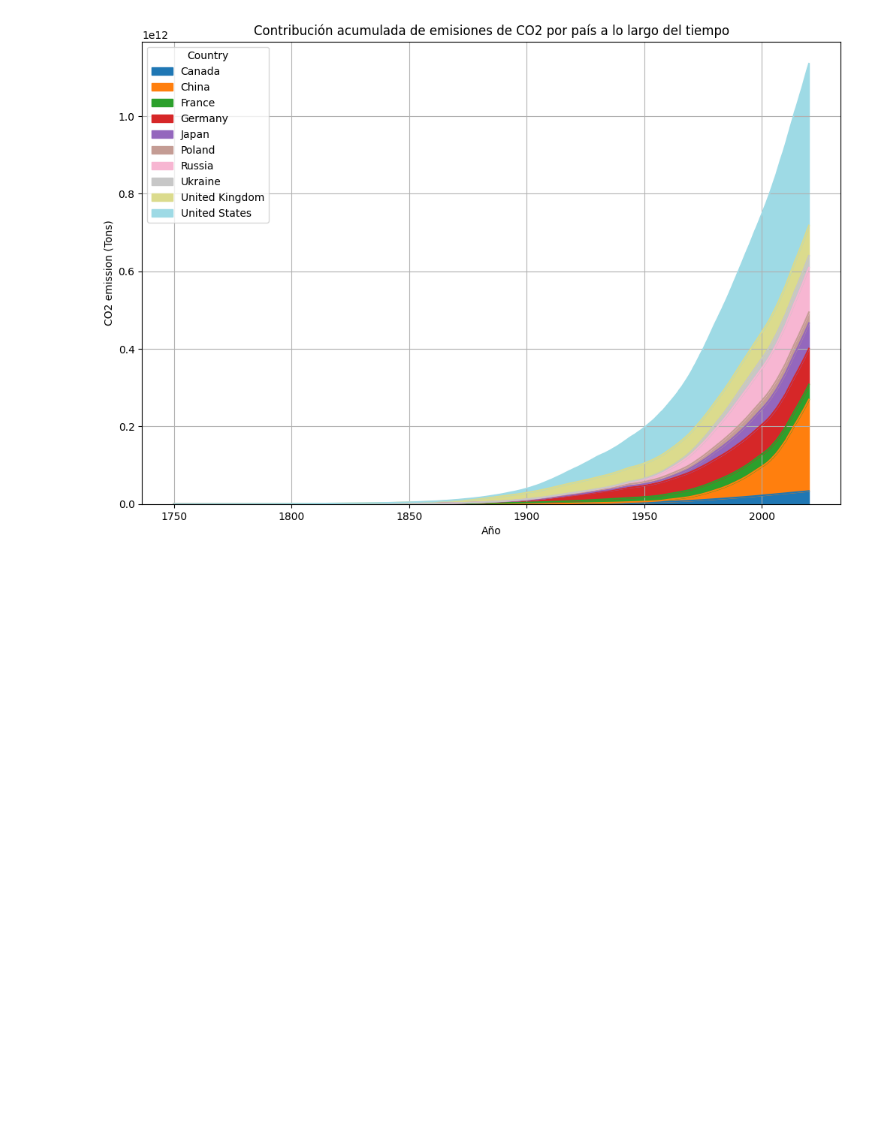
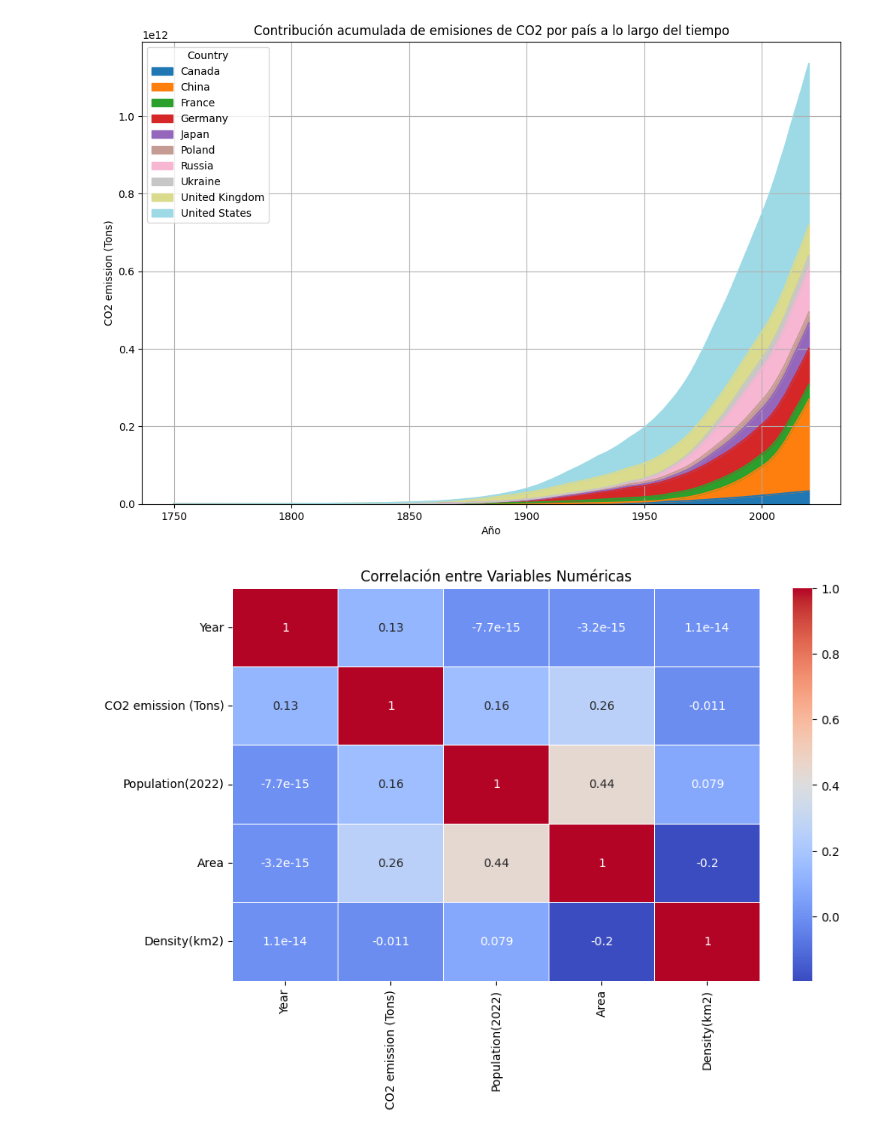
Before and after one commit to spamella04/InteligenciadeNegocios2024, a Jupyter notebook: GCHANG - U3T2/GCHANG_U3T2_C02_Emission_By_Country.ipynb, the cells around one changed output. Saved outputs shown, nothing was run; the diff lists cells and outputs as text; code cells hidden in the pictures; blank space fills up the shorter version.

```diff
--- a/GCHANG - U3T2/GCHANG_U3T2_C02_Emission_By_Country.ipynb
+++ b/GCHANG - U3T2/GCHANG_U3T2_C02_Emission_By_Country.ipynb
@@ -104,0 +121,13 @@ Area                  110381.5    492573.0  1.709824e+07
+# %%
+# pequeña limpieza/transformacion
+
+# Removemos los últimos 4 caracteres de cada valor en la columna 'Density(km2)'
+data_frame_modificado['Density(km2)'] = data_frame_modificado['Density(km2)'].str[:-4]
+
+# Convertimos la columna 'Density(km2)' a formato numérico
+data_frame_modificado['Density(km2)'] = pd.to_numeric(data_frame_modificado['Density(km2)'], errors='coerce')
+
+# Droppear columnas que no me aportaron en el proceso
+data_frame_modificado = data_frame_modificado.drop(columns=['Code', 'Calling Code', '% of World'])
+
+print(data_frame_modificado['Density(km2)'].head())
@@ -163,3 +202,15 @@ plt.show()
 # %% [output]
 <Figure size 1000x600 with 0 Axes>
 [figure]
+# %%
+df_numeric = data_frame_modificado.select_dtypes(include=['float64', 'int64'])
+
+# Calculamos la matriz de correlación entre las columnas numéricas
+corr_matrix = df_numeric.corr()
+
+plt.figure(figsize=(10, 6))
+sea.heatmap(corr_matrix, annot=True, cmap='coolwarm', linewidths=0.5)
+plt.title('Correlación entre Variables Numéricas')
+plt.show()
+# %% [output]
+[figure, added]
```
Also changed, not shown: parts of 9 cells of this notebook.
